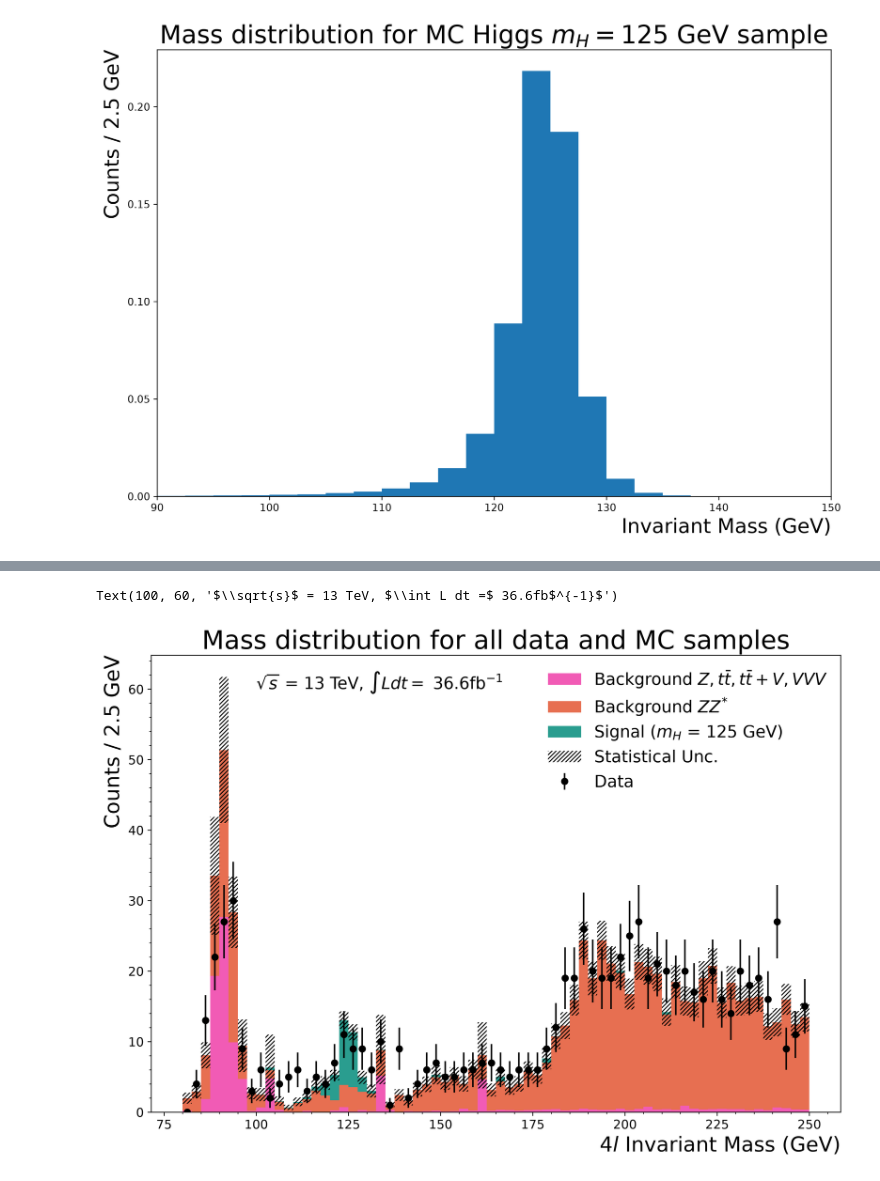
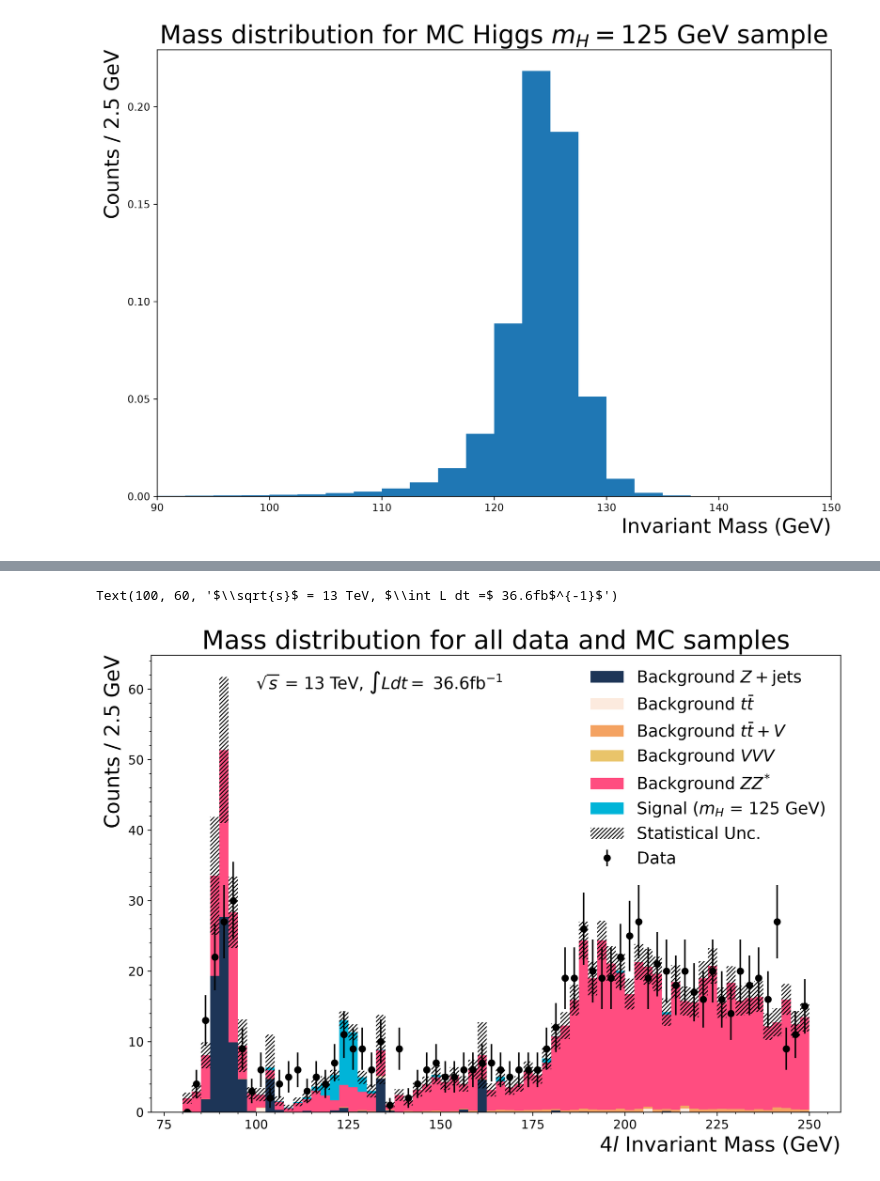
Before and after one commit to chrissellgrenbackup/intro-hep-project, a Jupyter notebook: higgs_analysis/HZZ_analysis.ipynb, the cells around one changed output, grey strips where cells are left out. Saved outputs shown, nothing was run; the diff lists cells and outputs as text; code cells hidden in the pictures.

Commit message:
finished plot with separate mc bg

```diff
--- a/higgs_analysis/HZZ_analysis.ipynb
+++ b/higgs_analysis/HZZ_analysis.ipynb
@@ -482,5 +495,6 @@ Num events after lep type cuts: 55
 # %%
 # Make plots -> start with just data
+print(allinfo['Data'])
 
 # plot variables
 #TODO - change the plot dynamics
@@ -491,7 +505,7 @@ binlist = np.arange(xmin,xmax+stepsize,stepsize)
 bincenters = np.arange(xmin+stepsize/2,xmax+stepsize/2,stepsize)
 
 
-data_x = ak.to_numpy(allmass['Data'])
+data_x = ak.to_numpy(allinfo['Data']['mass'])
 print(f'Num of data events that pass cut: {len(data_x)}')
 data_y,_ = np.histogram(data_x,bins=binlist)
 data_y_err = np.sqrt(data_y) # statistical error use poisson uncertainty
@@ -528,8 +543,7 @@ mc_colors = ['#FF9F1C', '#2EC4B6', '#118AB2']
 mc_colors = ['#FFB703', '#FF4D80', '#023047']
 mc_colors = ['#F15BB5', '#E76F51', '#2A9D8F']
 mc_colors = ['#D8E2DC', '#FFE5D9', '#D2B7E5', '#9DB4C0', '#F4A261', '#0077B6']
-# mc_colors = ['#E8FAE5', '#FCEADE', '#F3CFFF', '#A2D2FF', '#FF8800', '#00B4D8']
-# mc_colors = ['#E0E1DD', '#CDDAFD', '#DFE7FD', '#B5E2FA', '#F77F00', '#00E5FF']
+mc_colors = ['#1D3557', '#FCEADE', '#F4A261', '#E9C46A', '#FF4D80', '#00B4D8']
 for s in allsamples:
     if s != 'Data': # just MC samples
         # make numpy lists of the mass+weights
@@ -558,31 +572,31 @@ mc_weights_all = np.concatenate(mc_weights)
 mc_masses_all = np.concatenate(mc_masses)
 # the total variance per bin is the weight^2
 # so histogram the masses with weight^2
 mc_var_hist = np.histogram(mc_masses_all,bins=binlist, weights=mc_weights_all**2)
 # np hist returns tuple, first element is bin height
 mc_err = np.sqrt(mc_var_hist[0])
 
 # plot mc errorbars
 # calc the bottom of the bar with the height of the total mc
 ax.bar(bincenters,height=mc_err*2,bottom=(mc_height_sum-mc_err),
        hatch='//////',color='none',alpha=0.5,width=stepsize,label="Statistical Unc.")
 
 
 #TODO - find better text for labeling plot
 ax.errorbar(bincenters,data_y,yerr=data_y_err,fmt='o',color='black',label='Data')
 
 #TODO - explain plot, think about discrepencies between data and MC bg predictions
 #TODO - also think about the luminosity
 
 ax.set_xlabel(r"$4l$ Invariant Mass (GeV)",x=1,horizontalalignment ='right',fontsize=20)
 ax.set_ylabel(f'Counts / {stepsize} GeV',y=1,horizontalalignment ='right',fontsize=20)
 ax.set_title("Mass distribution for all data and MC samples",fontsize=25)
 ax.legend(frameon=False,fontsize=16)
 ax.xaxis.set_minor_locator(AutoMinorLocator())
 ax.yaxis.set_minor_locator(AutoMinorLocator())
 plt.xticks(fontsize=12)
 plt.yticks(fontsize=12)
 plt.text(100,60,r'$\sqrt{s}$ = 13 TeV, $\int L dt =$ 36.6fb$^{-1}$',fontsize=16)
 # %% [output]
 Text(100, 60, '$\\sqrt{s}$ = 13 TeV, $\\int L dt =$ 36.6fb$^{-1}$')
-[figure, old version]
+[figure, new version]
```
Also changed, not shown: parts of 3 cells of this notebook.
